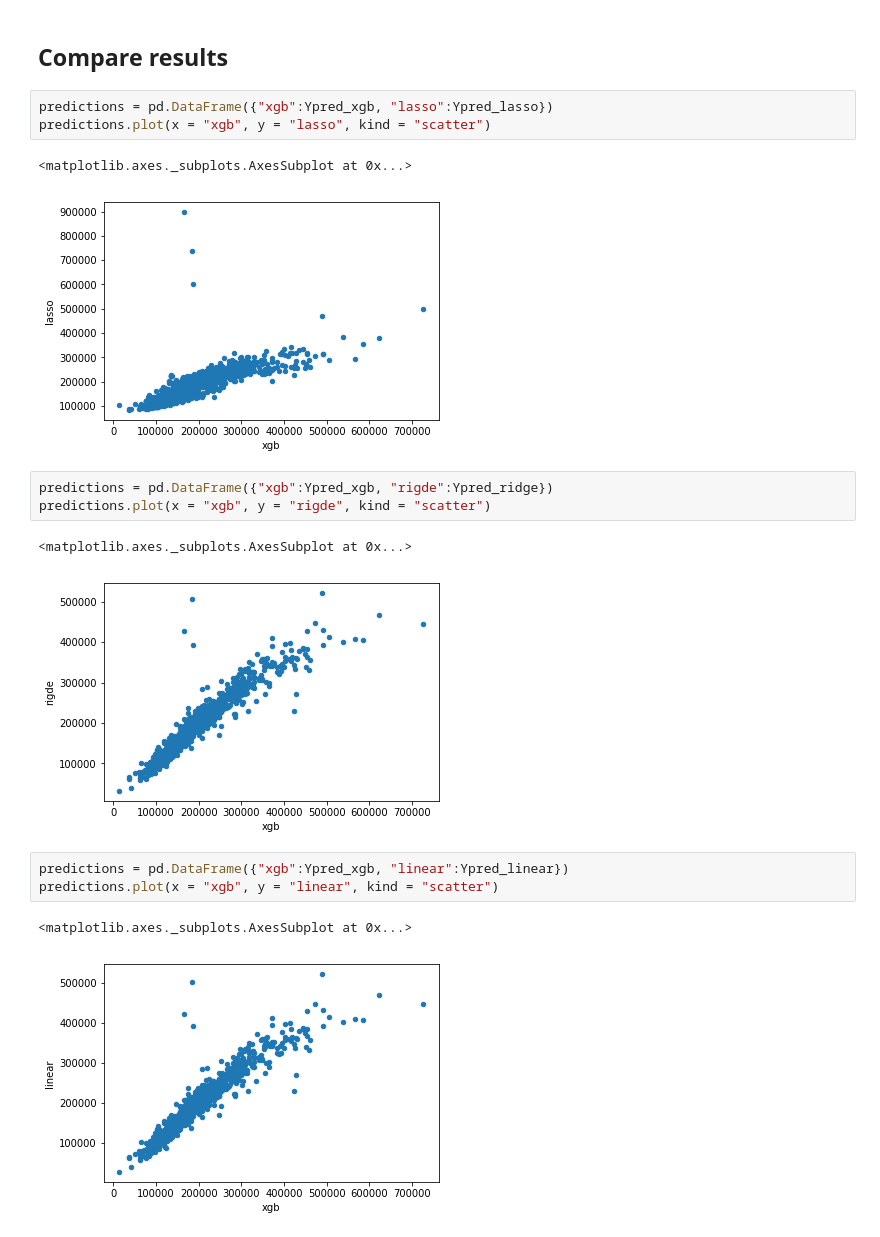
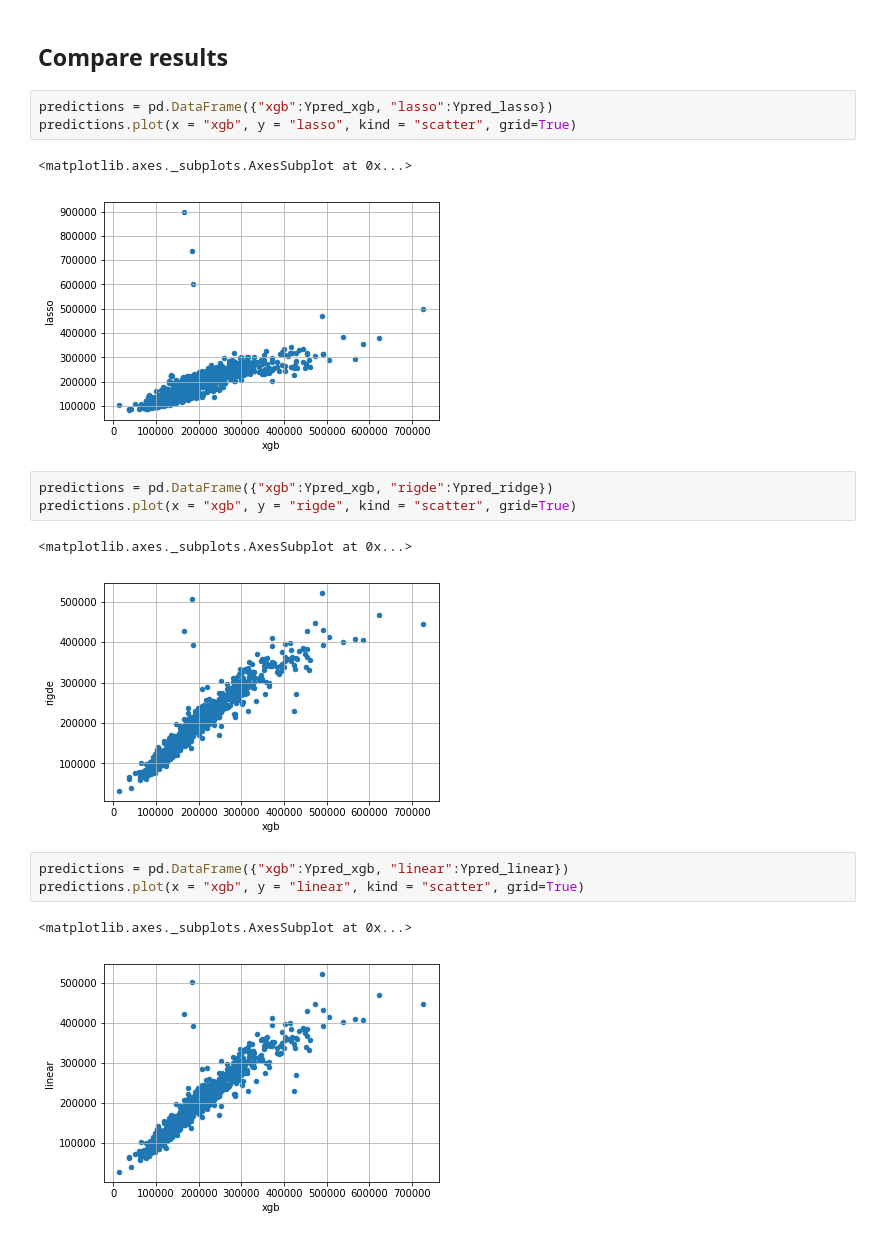
Before and after one commit to spiashko-house-prices/house-prices-notebook, a Jupyter notebook: notebook/learning.ipynb, the cells around one changed output. Drawn from its saved outputs; the diff is of its cells as text.

```diff
--- a/notebook/learning.ipynb
+++ b/notebook/learning.ipynb
@@ -429,19 +429,19 @@ print(error_mse(test_Y, test_pred))
 ## Compare results
 # %%
 predictions = pd.DataFrame({"xgb":Ypred_xgb, "lasso":Ypred_lasso})
-predictions.plot(x = "xgb", y = "lasso", kind = "scatter")
+predictions.plot(x = "xgb", y = "lasso", kind = "scatter", grid=True)
 # %% [output]
 <matplotlib.axes._subplots.AxesSubplot at 0x...>
-[figure, old version]
+[figure, new version]
 # %%
 predictions = pd.DataFrame({"xgb":Ypred_xgb, "rigde":Ypred_ridge})
-predictions.plot(x = "xgb", y = "rigde", kind = "scatter")
+predictions.plot(x = "xgb", y = "rigde", kind = "scatter", grid=True)
 # %% [output]
 <matplotlib.axes._subplots.AxesSubplot at 0x...>
-[figure, old version]
+[figure, new version]
 # %%
 predictions = pd.DataFrame({"xgb":Ypred_xgb, "linear":Ypred_linear})
-predictions.plot(x = "xgb", y = "linear", kind = "scatter")
+predictions.plot(x = "xgb", y = "linear", kind = "scatter", grid=True)
 # %% [output]
 <matplotlib.axes._subplots.AxesSubplot at 0x...>
-[figure, old version]
+[figure, new version]
```
Also changed, not shown: parts of 5 cells of this notebook.
